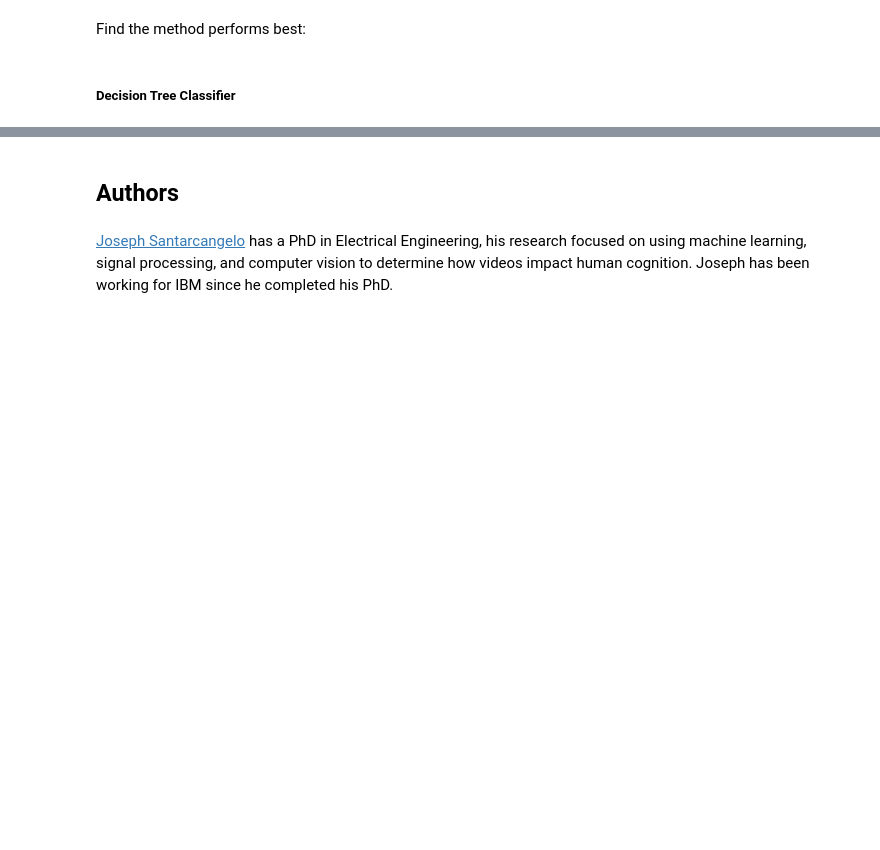
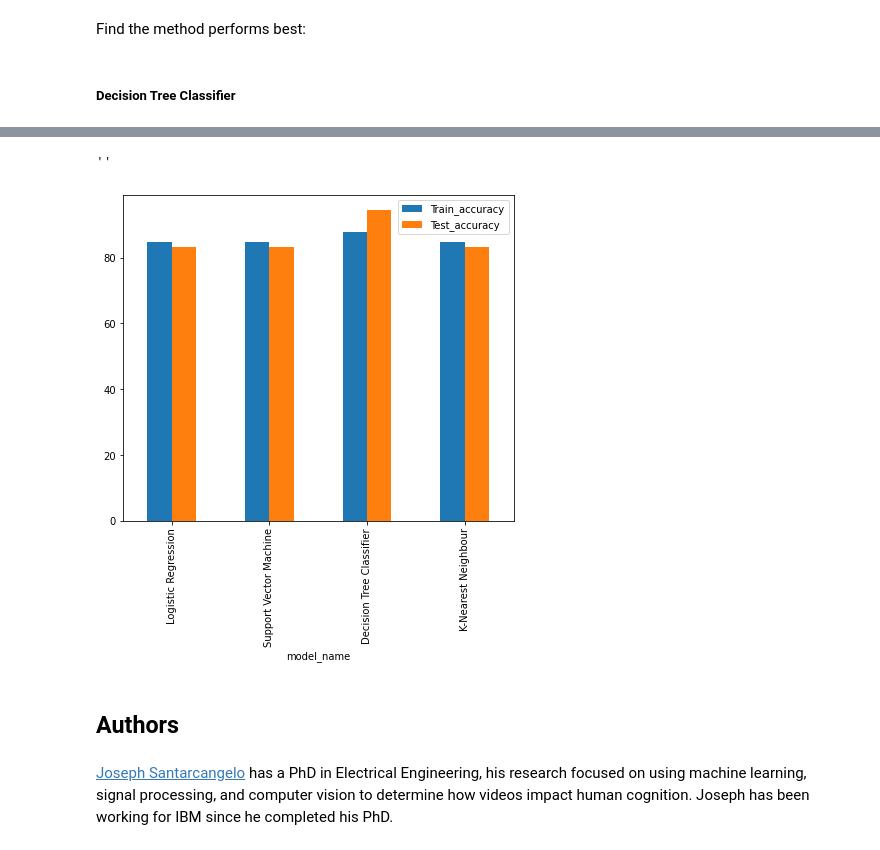
Before and after one commit to kjlechornai/ds-capstone-project-spacex, a Jupyter notebook: Machine Learning Prediction.ipynb, the cells around one changed output, grey strips where cells are left out. Cells and saved outputs as stored; diff of their text form; code cells hidden in the pictures; blank space fills up the shorter version.

```diff
--- a/Machine Learning Prediction.ipynb
+++ b/Machine Learning Prediction.ipynb
@@ -336,3 +336,12 @@ plot_confusion_matrix(Y_test,yhat)
 Find the method performs best:
 # %% [markdown]
 ##### Decision Tree Classifier
+# %%
+model_acc = [{'model_name':'Logistic Regression', 'Train_accuracy':84.64, 'Test_accuracy':83.33},
+             {'model_name':'Support Vector Machine', 'Train_accuracy':84.82, 'Test_accuracy':83.33},
+             {'model_name':'Decision Tree Classifier', 'Train_accuracy':87.67, 'Test_accuracy':94.44},
+             {'model_name':'K-Nearest Neighbour', 'Train_accuracy':84.62, 'Test_accuracy':83.33},
+            ]
+# %%
+bar_data = pd.DataFrame(model_acc)
+bar_data
@@ -339,3 +354,11 @@ Find the method performs best:
+# %%
+
+# bar_data.set_index(['model_name'], inplace=True)
+bar_data.plot(kind='bar', figsize=(7,6))
+;
+# %% [output]
+''
+[figure, added]
 # %% [markdown]
 ## Authors
 # %% [markdown]
```
Also changed, not shown: parts of 4 cells of this notebook.
